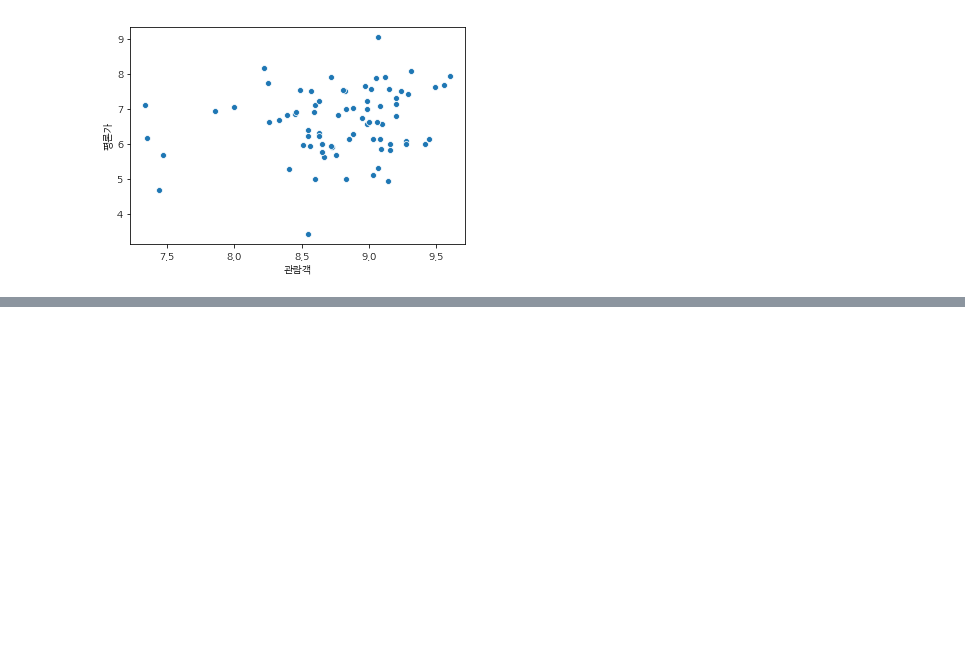
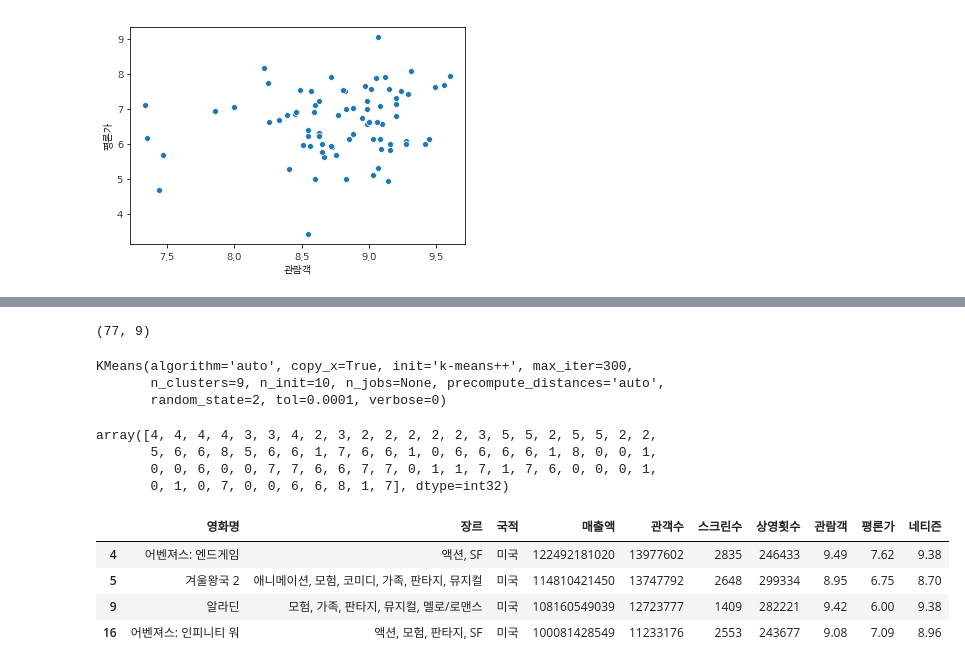
Before and after one commit to SJinLee/moviedj, a Jupyter notebook: 01.check_data_movie.ipynb, the cells around one changed output, grey strips where cells are left out. Cells and saved outputs as stored; diff of their text form; code cells hidden in the pictures; blank space fills up the shorter version.

```diff
--- a/01.check_data_movie.ipynb
+++ b/01.check_data_movie.ipynb
@@ -137,0 +168,6 @@ sns.scatterplot(x="관람객", y="평론가", data=df, palette="Set2")
+# %%
+idx = ~df_a.isnull().any(axis=1)
+df_b = df_a.loc[idx]
+df_b.shape
+# %% [output]
+(77, 9)
@@ -137,0 +178,25 @@ sns.scatterplot(x="관람객", y="평론가", data=df, palette="Set2")
+# %%
+from sklearn.cluster import KMeans
+km = KMeans(n_clusters=9,random_state=2)
+km.fit(X)
+# %% [output]
+KMeans(algorithm='auto', copy_x=True, init='k-means++', max_iter=300,
+       n_clusters=9, n_init=10, n_jobs=None, precompute_distances='auto',
+       random_state=2, tol=0.0001, verbose=0)
+# %%
+km.labels_
+# %% [output]
+array([4, 4, 4, 4, 3, 3, 4, 2, 3, 2, 2, 2, 2, 2, 3, 5, 5, 2, 5, 5, 2, 2,
+       5, 6, 6, 8, 5, 6, 6, 1, 7, 6, 6, 1, 0, 6, 6, 6, 6, 1, 8, 0, 0, 1,
+       0, 0, 6, 0, 0, 7, 7, 6, 6, 7, 7, 0, 1, 1, 7, 1, 7, 6, 0, 0, 0, 1,
+       0, 1, 0, 7, 0, 0, 6, 6, 8, 1, 7], dtype=int32)
+# %%
+n = 3
+idx2 = df_b.index[km.labels_==n]
+df.loc[idx2,df.columns[:-20]][['영화명','장르','국적','매출액', '관객수', '스크린수', '상영횟수', '관람객', '평론가', '네티즌']]
+# %% [output]
+|  | 영화명 | 장르 | 국적 | 매출액 | 관객수 | 스크린수 | 상영횟수 | 관람객 | 평론가 | 네티즌 |
+| 4 | 어벤져스: 엔드게임 | 액션, SF | 미국 | 122492181020 | 13977602 | 2835 | 246433 | 9.49 | 7.62 | 9.38 |
+| 5 | 겨울왕국 2 | 애니메이션, 모험, 코미디, 가족, 판타지, 뮤지컬 | 미국 | 114810421450 | 13747792 | 2648 | 299334 | 8.95 | 6.75 | 8.70 |
+| 9 | 알라딘 | 모험, 가족, 판타지, 뮤지컬, 멜로/로맨스 | 미국 | 108160549039 | 12723777 | 1409 | 282221 | 9.42 | 6.00 | 9.38 |
+| 16 | 어벤져스: 인피니티 워 | 액션, 모험, 판타지, SF | 미국 | 100081428549 | 11233176 | 2553 | 243677 | 9.08 | 7.09 | 8.96 |
```
Also changed, not shown: parts of 8 cells of this notebook, 2 other files.
